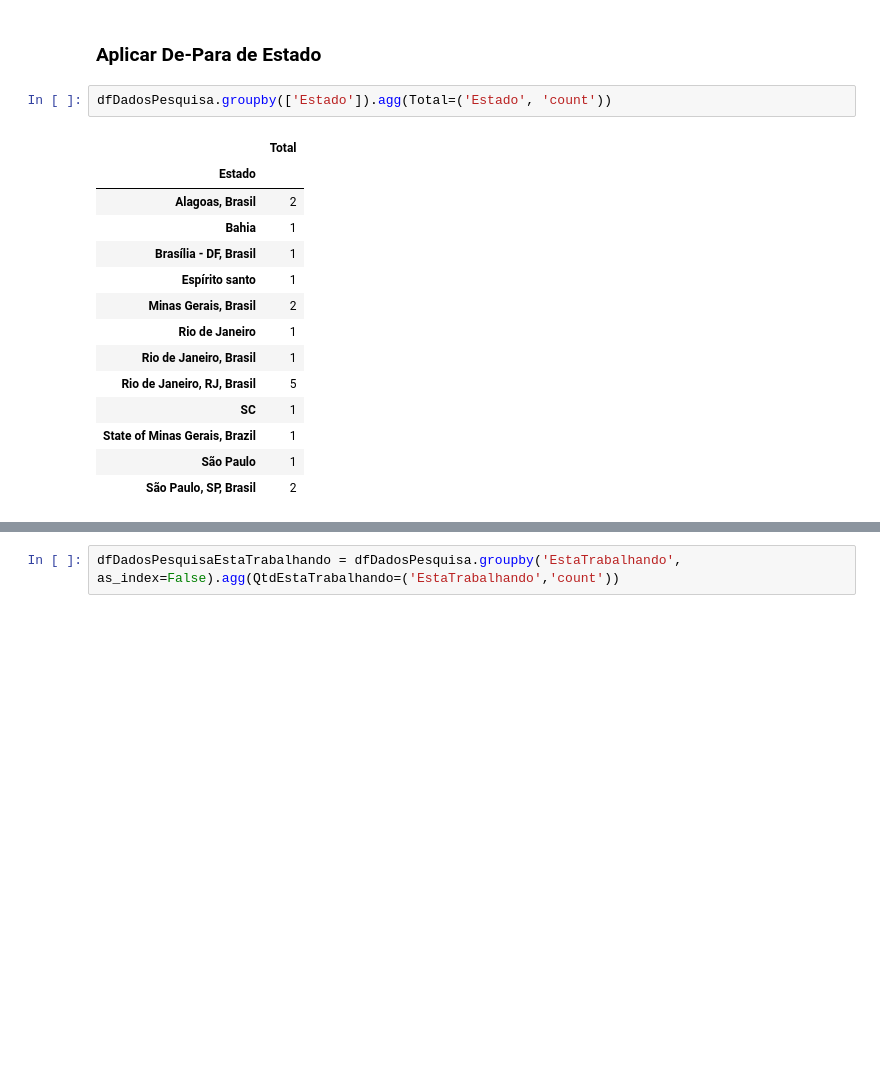
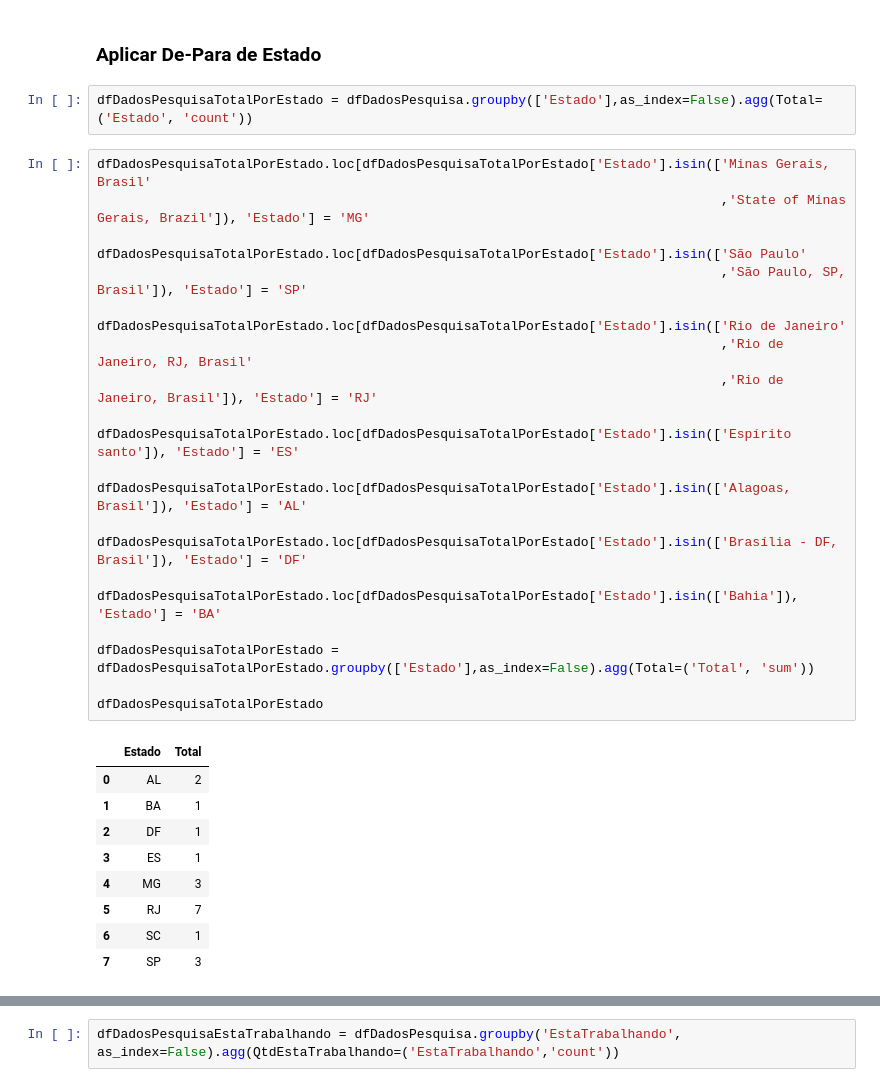
Before and after one commit to dbaassists/Python, a Jupyter notebook: Pesquisa/Analise_Pesquisa_Mentoria.ipynb, the cells around one changed output, grey strips where cells are left out. Drawn from its saved outputs; the diff is of its cells as text; blank space fills up the shorter version.

```diff
--- a/Pesquisa/Analise_Pesquisa_Mentoria.ipynb
+++ b/Pesquisa/Analise_Pesquisa_Mentoria.ipynb
@@ -58,19 +95,36 @@ memory usage: 5.2+ KB
 # %% [markdown]
 ### Aplicar De-Para de Estado
 # %%
-dfDadosPesquisa.groupby(['Estado']).agg(Total=('Estado', 'count'))
+dfDadosPesquisaTotalPorEstado = dfDadosPesquisa.groupby(['Estado'],as_index=False).agg(Total=('Estado', 'count'))
-# %% [output]
-|  | Total |
-| Estado |  |
-| Alagoas, Brasil | 2 |
-| Bahia | 1 |
-| Brasília - DF, Brasil | 1 |
-| Espírito santo | 1 |
-| Minas Gerais, Brasil | 2 |
-| Rio de Janeiro | 1 |
-| Rio de Janeiro, Brasil | 1 |
-| Rio de Janeiro, RJ, Brasil | 5 |
-| SC | 1 |
-| State of Minas Gerais, Brazil | 1 |
-| São Paulo | 1 |
-| São Paulo, SP, Brasil | 2 |
+# %%
+dfDadosPesquisaTotalPorEstado.loc[dfDadosPesquisaTotalPorEstado['Estado'].isin(['Minas Gerais, Brasil'
+                                                                                ,'State of Minas Gerais, Brazil']), 'Estado'] = 'MG'
+
+dfDadosPesquisaTotalPorEstado.loc[dfDadosPesquisaTotalPorEstado['Estado'].isin(['São Paulo'
+                                                                                ,'São Paulo, SP, Brasil']), 'Estado'] = 'SP'
+
+dfDadosPesquisaTotalPorEstado.loc[dfDadosPesquisaTotalPorEstado['Estado'].isin(['Rio de Janeiro'
+                                                                                ,'Rio de Janeiro, RJ, Brasil'
+                                                                                ,'Rio de Janeiro, Brasil']), 'Estado'] = 'RJ'
+
+dfDadosPesquisaTotalPorEstado.loc[dfDadosPesquisaTotalPorEstado['Estado'].isin(['Espírito santo']), 'Estado'] = 'ES'
+
+dfDadosPesquisaTotalPorEstado.loc[dfDadosPesquisaTotalPorEstado['Estado'].isin(['Alagoas, Brasil']), 'Estado'] = 'AL'
+
+dfDadosPesquisaTotalPorEstado.loc[dfDadosPesquisaTotalPorEstado['Estado'].isin(['Brasília - DF, Brasil']), 'Estado'] = 'DF'
+
+dfDadosPesquisaTotalPorEstado.loc[dfDadosPesquisaTotalPorEstado['Estado'].isin(['Bahia']), 'Estado'] = 'BA'
+
+dfDadosPesquisaTotalPorEstado = dfDadosPesquisaTotalPorEstado.groupby(['Estado'],as_index=False).agg(Total=('Total', 'sum'))
+
+dfDadosPesquisaTotalPorEstado
+# %% [output]
+|  | Estado | Total |
+| 0 | AL | 2 |
+| 1 | BA | 1 |
+| 2 | DF | 1 |
+| 3 | ES | 1 |
+| 4 | MG | 3 |
+| 5 | RJ | 7 |
+| 6 | SC | 1 |
+| 7 | SP | 3 |
```
Also changed, not shown: parts of 24 cells of this notebook.
